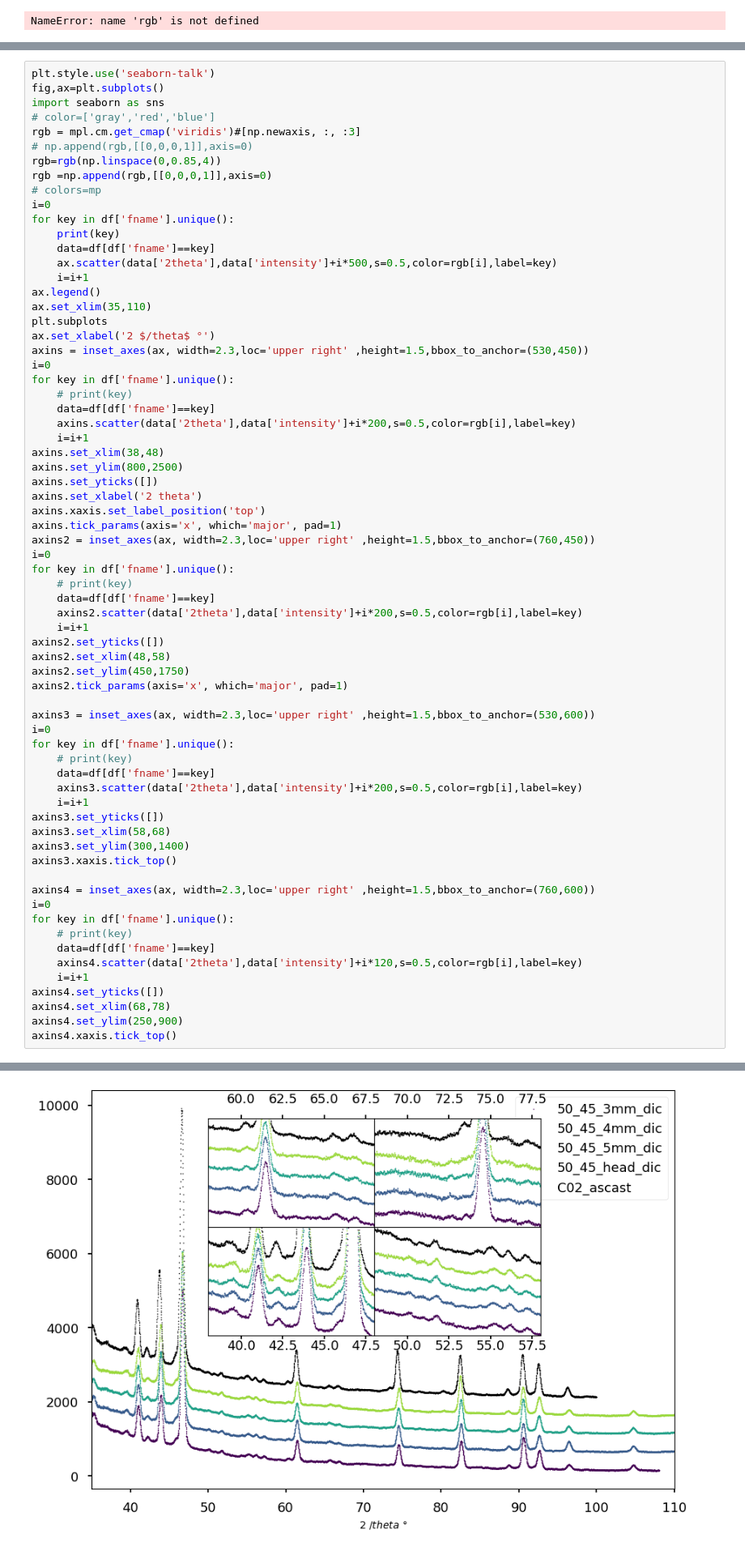
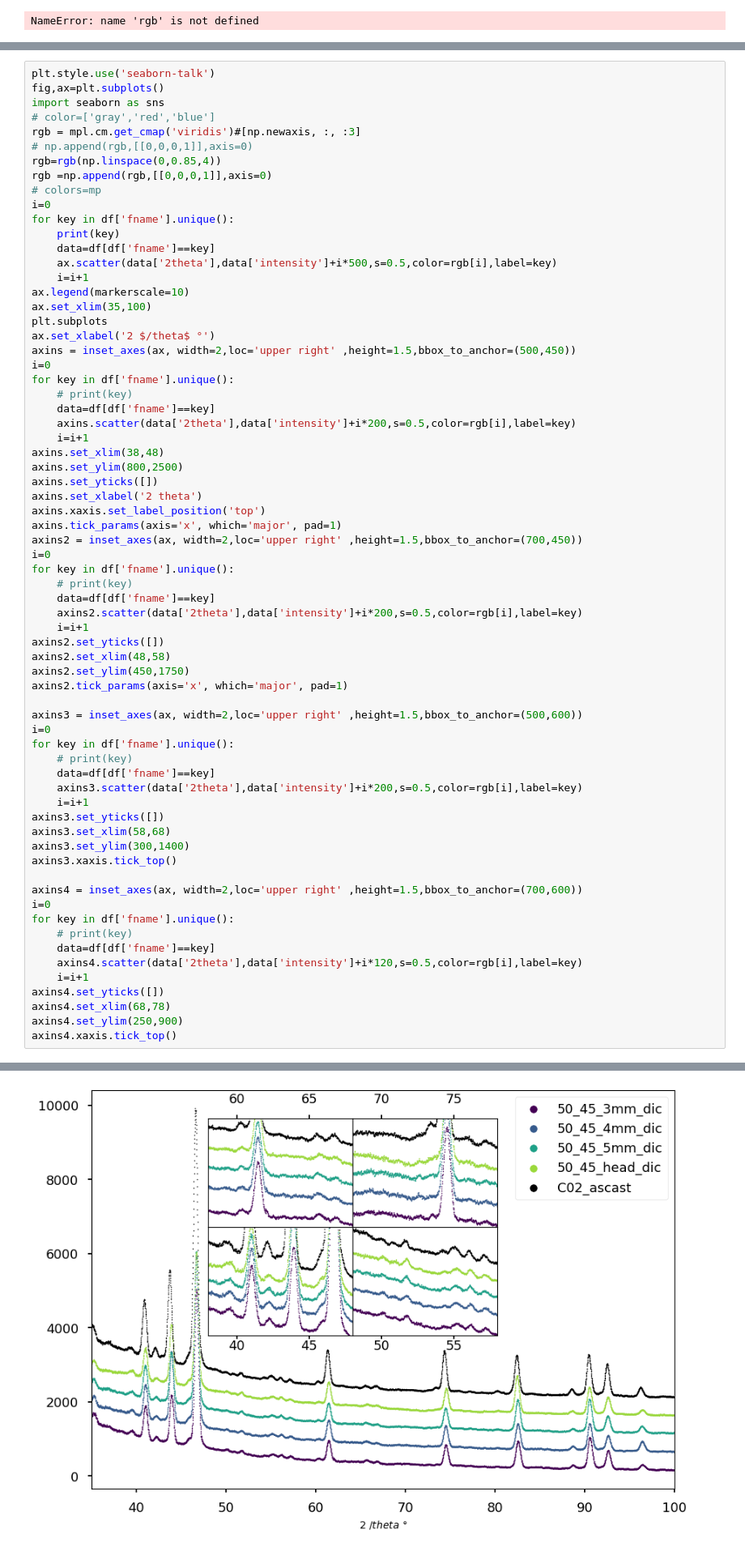
Before and after one commit to potsci/random_projects, a Jupyter notebook: xrd/peak_finding_xrd.ipynb, the cells around one changed output, grey strips where cells are left out. Shown at 81% size. Saved outputs shown, nothing was run; the diff lists cells and outputs as text.

```diff
--- a/xrd/peak_finding_xrd.ipynb
+++ b/xrd/peak_finding_xrd.ipynb
@@ -122,11 +122,11 @@ for key in df['fname'].unique():
     data=df[df['fname']==key]
     ax.scatter(data['2theta'],data['intensity']+i*500,s=0.5,color=rgb[i],label=key)
     i=i+1
-ax.legend()
-ax.set_xlim(35,110)
+ax.legend(markerscale=10)
+ax.set_xlim(35,100)
 plt.subplots
 ax.set_xlabel('2 $/theta$ °')
-axins = inset_axes(ax, width=2.3,loc='upper right' ,height=1.5,bbox_to_anchor=(530,450))
+axins = inset_axes(ax, width=2,loc='upper right' ,height=1.5,bbox_to_anchor=(500,450))
 i=0
 for key in df['fname'].unique():
     # print(key)
@@ -139,7 +139,7 @@ axins.set_yticks([])
 axins.set_xlabel('2 theta')
 axins.xaxis.set_label_position('top')
 axins.tick_params(axis='x', which='major', pad=1)
-axins2 = inset_axes(ax, width=2.3,loc='upper right' ,height=1.5,bbox_to_anchor=(760,450))
+axins2 = inset_axes(ax, width=2,loc='upper right' ,height=1.5,bbox_to_anchor=(700,450))
 i=0
 for key in df['fname'].unique():
     # print(key)
@@ -151,36 +151,36 @@ axins2.set_xlim(48,58)
 axins2.set_ylim(450,1750)
 axins2.tick_params(axis='x', which='major', pad=1)
 
-axins3 = inset_axes(ax, width=2.3,loc='upper right' ,height=1.5,bbox_to_anchor=(530,600))
+axins3 = inset_axes(ax, width=2,loc='upper right' ,height=1.5,bbox_to_anchor=(500,600))
 i=0
 for key in df['fname'].unique():
     # print(key)
     data=df[df['fname']==key]
     axins3.scatter(data['2theta'],data['intensity']+i*200,s=0.5,color=rgb[i],label=key)
     i=i+1
 axins3.set_yticks([])
 axins3.set_xlim(58,68)
 axins3.set_ylim(300,1400)
 axins3.xaxis.tick_top()
 
-axins4 = inset_axes(ax, width=2.3,loc='upper right' ,height=1.5,bbox_to_anchor=(760,600))
+axins4 = inset_axes(ax, width=2,loc='upper right' ,height=1.5,bbox_to_anchor=(700,600))
 i=0
 for key in df['fname'].unique():
     # print(key)
     data=df[df['fname']==key]
     axins4.scatter(data['2theta'],data['intensity']+i*120,s=0.5,color=rgb[i],label=key)
     i=i+1
 axins4.set_yticks([])
 axins4.set_xlim(68,78)
 axins4.set_ylim(250,900)
 axins4.xaxis.tick_top()
 # %% [output]
 50_45_3mm_dic
 50_45_4mm_dic
 50_45_5mm_dic
 50_45_head_dic
 C02_ascast
-[figure, old version]
+[figure, new version]
 # %%
 # C36 = xu.materials.Crystal('C36_Amerioun',xu.materials.SGLattice(194, 5.853,18.897,
 #                                                                  atoms=[Mg,Al],#,Mg,Al,Al,Al,Ca,Ca],
```
Also changed, not shown: parts of 7 cells of this notebook, 10 other files.
